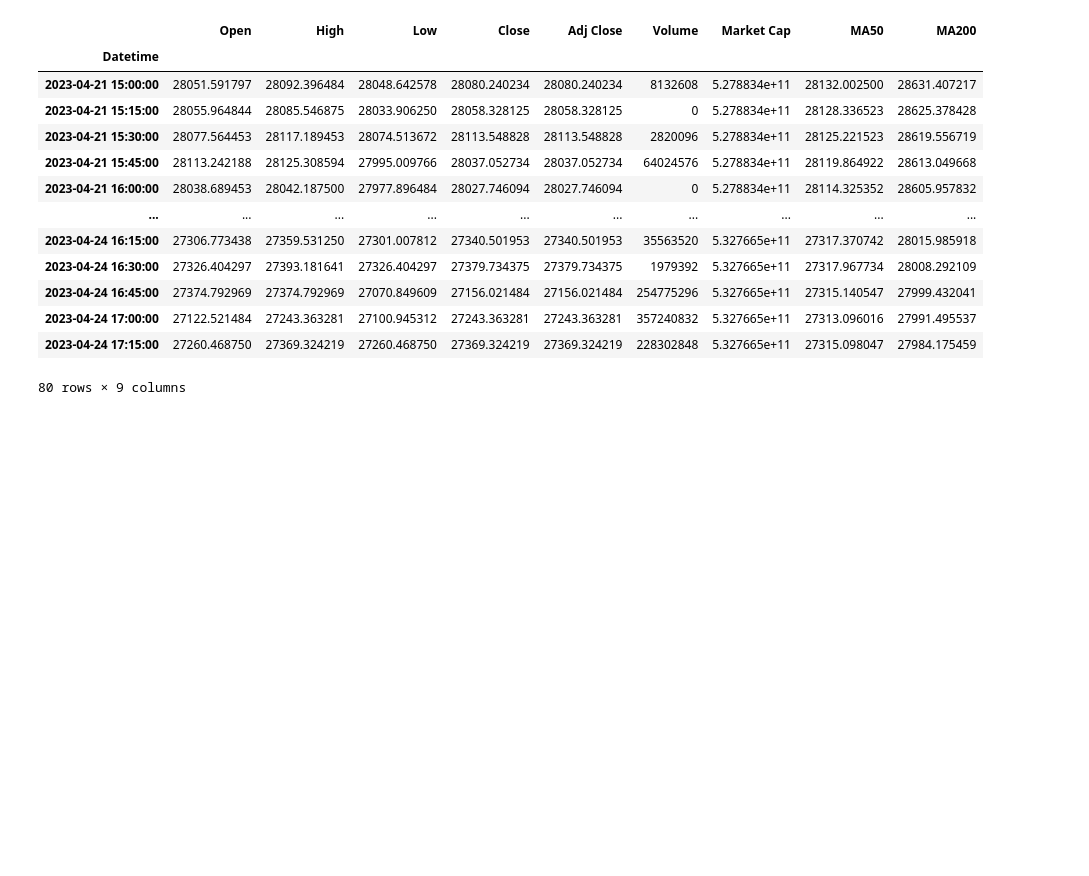
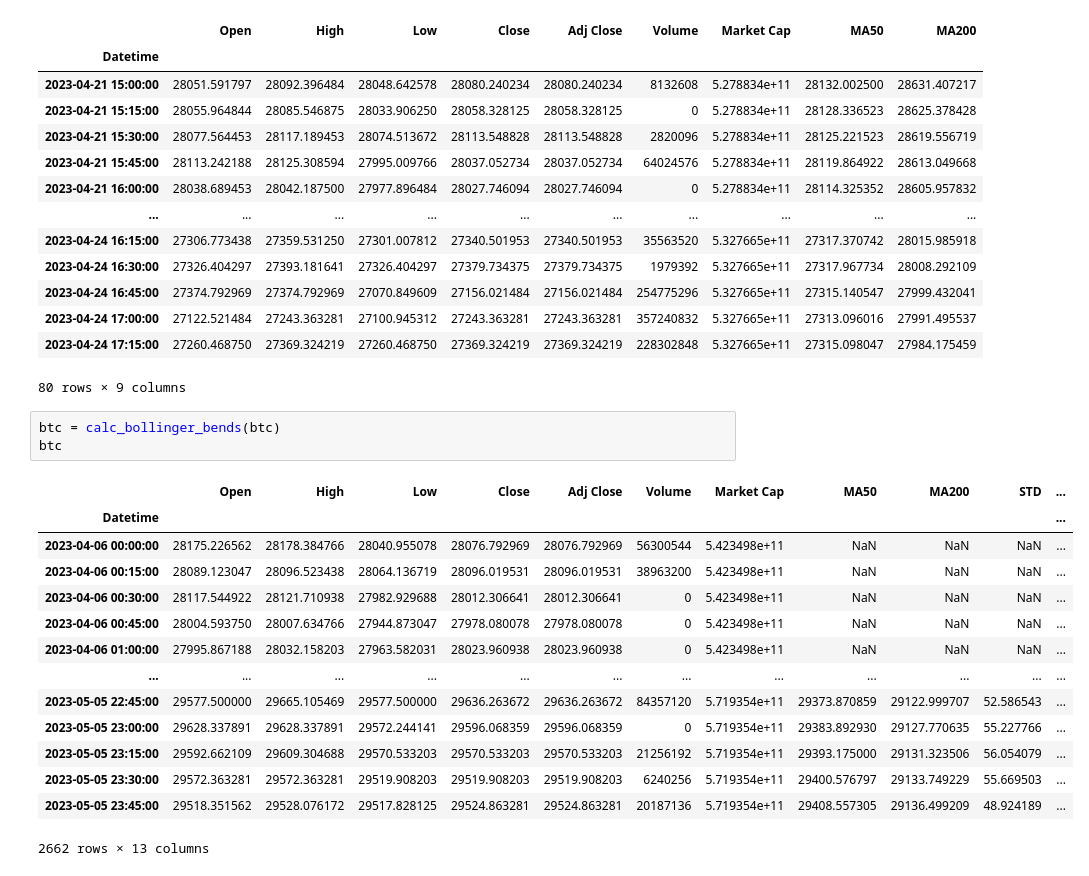
Before and after one commit to okkostenko/crypto_price_prediction_starknet, a Jupyter notebook: get_data.ipynb, the cells around one changed output. Saved outputs shown, nothing was run; the diff lists cells and outputs as text; blank space fills up the shorter version.

Commit message:
added bollinger bends

```diff
--- a/get_data.ipynb
+++ b/get_data.ipynb
@@ -95,3 +95,21 @@ btc.iloc[1500:1580]
 | 2023-04-24 17:00:00 | 27122.521484 | 27243.363281 | 27100.945312 | 27243.363281 | 27243.363281 | 357240832 | 5.327665e+11 | 27313.096016 | 27991.495537 |
 | 2023-04-24 17:15:00 | 27260.468750 | 27369.324219 | 27260.468750 | 27369.324219 | 27369.324219 | 228302848 | 5.327665e+11 | 27315.098047 | 27984.175459 |
 80 rows × 9 columns
+# %%
+btc = calc_bollinger_bends(btc)
+btc
+# %% [output]
+|  | Open | High | Low | Close | Adj Close | Volume | Market Cap | MA50 | MA200 | STD | ... |
+| Datetime |  |  |  |  |  |  |  |  |  |  | ... |
+| 2023-04-06 00:00:00 | 28175.226562 | 28178.384766 | 28040.955078 | 28076.792969 | 28076.792969 | 56300544 | 5.423498e+11 | NaN | NaN | NaN | ... |
+| 2023-04-06 00:15:00 | 28089.123047 | 28096.523438 | 28064.136719 | 28096.019531 | 28096.019531 | 38963200 | 5.423498e+11 | NaN | NaN | NaN | ... |
+| 2023-04-06 00:30:00 | 28117.544922 | 28121.710938 | 27982.929688 | 28012.306641 | 28012.306641 | 0 | 5.423498e+11 | NaN | NaN | NaN | ... |
+| 2023-04-06 00:45:00 | 28004.593750 | 28007.634766 | 27944.873047 | 27978.080078 | 27978.080078 | 0 | 5.423498e+11 | NaN | NaN | NaN | ... |
+| 2023-04-06 01:00:00 | 27995.867188 | 28032.158203 | 27963.582031 | 28023.960938 | 28023.960938 | 0 | 5.423498e+11 | NaN | NaN | NaN | ... |
+| ... | ... | ... | ... | ... | ... | ... | ... | ... | ... | ... | ... |
+| 2023-05-05 22:45:00 | 29577.500000 | 29665.105469 | 29577.500000 | 29636.263672 | 29636.263672 | 84357120 | 5.719354e+11 | 29373.870859 | 29122.999707 | 52.586543 | ... |
+| 2023-05-05 23:00:00 | 29628.337891 | 29628.337891 | 29572.244141 | 29596.068359 | 29596.068359 | 0 | 5.719354e+11 | 29383.892930 | 29127.770635 | 55.227766 | ... |
+| 2023-05-05 23:15:00 | 29592.662109 | 29609.304688 | 29570.533203 | 29570.533203 | 29570.533203 | 21256192 | 5.719354e+11 | 29393.175000 | 29131.323506 | 56.054079 | ... |
+| 2023-05-05 23:30:00 | 29572.363281 | 29572.363281 | 29519.908203 | 29519.908203 | 29519.908203 | 6240256 | 5.719354e+11 | 29400.576797 | 29133.749229 | 55.669503 | ... |
+| 2023-05-05 23:45:00 | 29518.351562 | 29528.076172 | 29517.828125 | 29524.863281 | 29524.863281 | 20187136 | 5.719354e+11 | 29408.557305 | 29136.499209 | 48.924189 | ... |
+2662 rows × 13 columns
```
Also changed, not shown: parts of 1 cell of this notebook, 2 other files.
